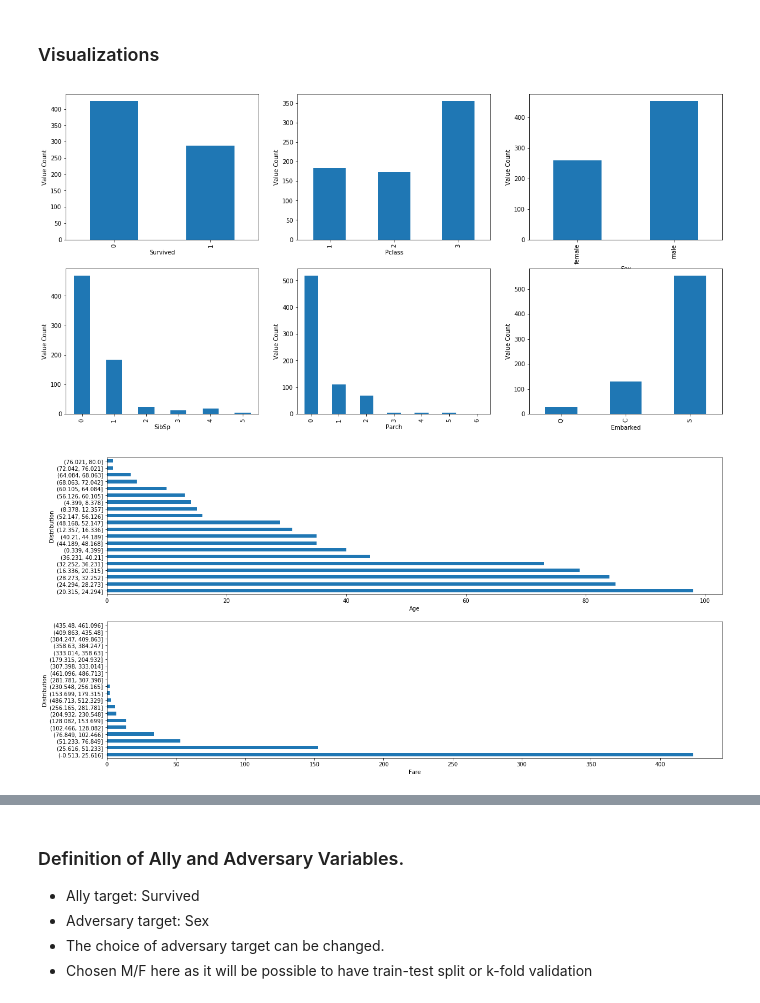
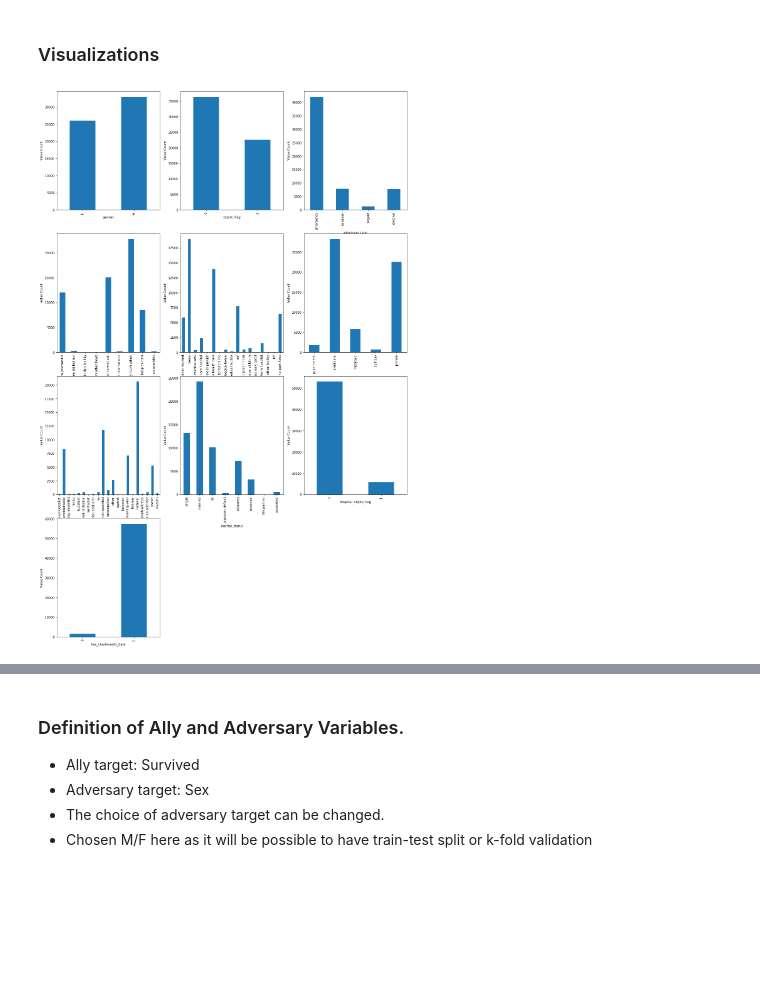
Before and after one commit to shams-sam/PrivacyGANs, a Jupyter notebook: PrivacyGAN_MIMIC.ipynb, the cells around one changed output, grey strips where cells are left out. Saved outputs shown, nothing was run; the diff lists cells and outputs as text; code cells hidden in the pictures; blank space fills up the shorter version.

```diff
--- a/PrivacyGAN_MIMIC.ipynb
+++ b/PrivacyGAN_MIMIC.ipynb
@@ -58,3 +83,17 @@ df_data.head(3)
 - handling special characters
 - can possibly help match more columns in case of noisy data
 - standardize the categorical columns to prevent more dummy variables.
+# %%
+for col in [
+    'dob',
+    'admittime',
+    'dischtime',
+    'deathtime',
+    'edregtime',
+    'edouttime',
+]:
+    df_data[col][df_data[col]=='na'] = pd.Timestamp('18000101')
+    df_data[col+"_year"] = pd.DatetimeIndex(df_data[col]).year
+    df_data[col+"_month"] = pd.DatetimeIndex(df_data[col]).month
+    df_data[col+"_day"] = pd.DatetimeIndex(df_data[col]).day
+    df_data.drop(col, axis=1, inplace=True)
@@ -61,5 +110,14 @@ df_data.head(3)
 # %%
-for col in ['Name', 'Sex', 'Embarked', 'Ticket']:
-    df_data[col+'_preprocessed'] = list(map(text_preprocessing, df_data[col].tolist()))
+for col in [
+    'admission_type',
+    'admission_location',
+    'discharge_location',
+    'insurance',
+    'religion',
+    'marital_status',
+    'ethnicity',
+    'diagnosis',
+]:
+    df_data[col] = list(map(text_preprocessing, df_data[col].tolist()))
 df_data.head(3)
 # %% [output]
@@ -71,43 +130,28 @@ df_data.head(3)
 ### Visualizations
 # %%
 categorical_columns = [
-    'Survived',
-    'Pclass',
-    'Sex',
-    'SibSp',
-    'Parch',
-    'Embarked'
+    'gender',
+    'expire_flag',
+    'admission_type',
+    'admission_location',
+    'discharge_location',
+    'insurance',
+    'religion',
+    'marital_status',
+    'hospital_expire_flag',
+    'has_chartevents_data',
 ]
 
 num_cols = 3
 num_rows = math.ceil(len(categorical_columns)/3)
 
-plt.figure(figsize=(20, 5*num_rows))
+plt.figure(figsize=(20, 8*num_rows))
 
 for col in range(len(categorical_columns)):
     plt.subplot(num_rows, num_cols, col+1)
     df_data[categorical_columns[col]].value_counts(sort=False).plot(kind='bar')
     plt.xlabel(categorical_columns[col])
     plt.ylabel('Value Count')
 plt.show()
 # %% [output]
-[figure, old version]
+[figure, new version]
-# %%
-continuous_variables = [
-    'Age',
-    'Fare'
-]
-
-num_cols = 1
-num_rows = math.ceil(len(categorical_columns)/3)
-
-plt.figure(figsize=(20, 5*num_rows))
-
-for col in range(len(continuous_variables)):
-    plt.subplot(num_rows, num_cols, col+1)
-    df_data[continuous_variables[col]].value_counts(bins=20, sort=True).plot(kind='barh')
-    plt.xlabel(continuous_variables[col])
-    plt.ylabel('Distribution')
-plt.show()
-# %% [output]
-[figure, removed]
```
Also changed, not shown: parts of 41 cells of this notebook.
